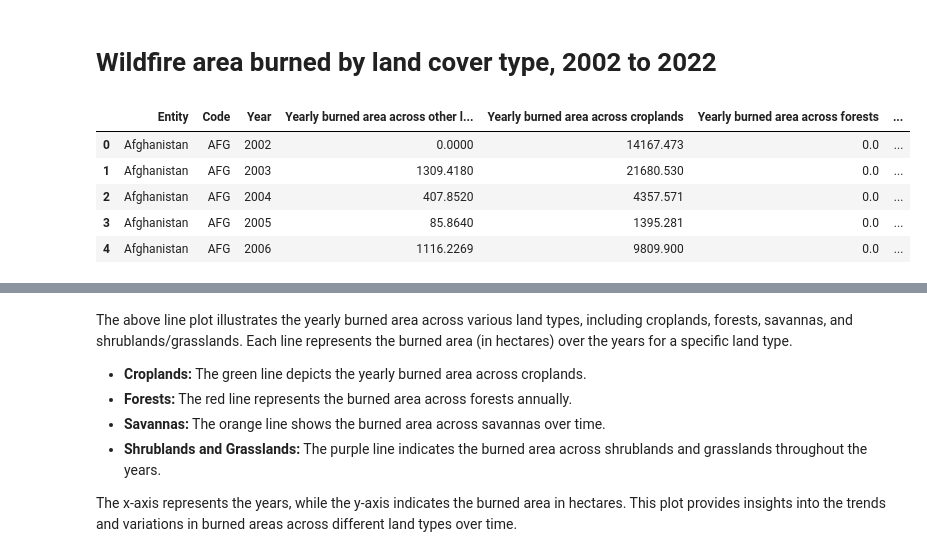
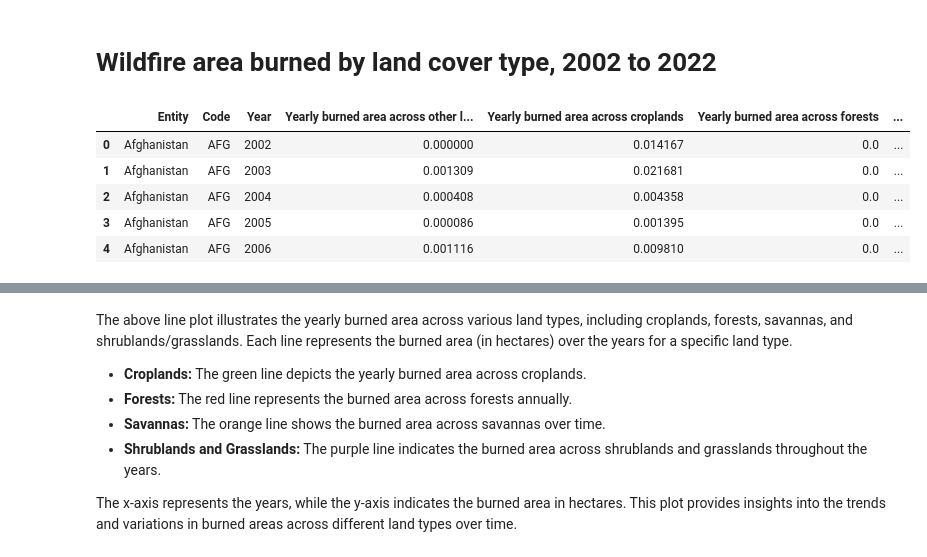
Before and after one commit to INFO6150-DataScience/wildfire-analytics-modelling, a Jupyter notebook: Area burned by wildfires by land cover type.ipynb, the cells around one changed output, grey strips where cells are left out. Cells and saved outputs as stored; diff of their text form; code cells hidden in the pictures.

```diff
--- a/Area burned by wildfires by land cover type.ipynb
+++ b/Area burned by wildfires by land cover type.ipynb
@@ -103,14 +106,19 @@ plt.show()
 # %%
 # Load CSV file into a DataFrame
 land = pd.read_csv('data/annual-burned-area-by-landcover.csv')
+land['Yearly burned area across shrublands and grasslands'] /= 10**6
+land['Yearly burned area across savannas'] /= 10**6
+land['Yearly burned area across forests'] /= 10**6
+land['Yearly burned area across croplands'] /= 10**6
+land['Yearly burned area across other land categories'] /= 10**6
 land.head()
 # %% [output]
 |  | Entity | Code | Year | Yearly burned area across other l... | Yearly burned area across croplands | Yearly burned area across forests | ... |
-| 0 | Afghanistan | AFG | 2002 | 0.0000 | 14167.473 | 0.0 | ... |
-| 1 | Afghanistan | AFG | 2003 | 1309.4180 | 21680.530 | 0.0 | ... |
-| 2 | Afghanistan | AFG | 2004 | 407.8520 | 4357.571 | 0.0 | ... |
-| 3 | Afghanistan | AFG | 2005 | 85.8640 | 1395.281 | 0.0 | ... |
-| 4 | Afghanistan | AFG | 2006 | 1116.2269 | 9809.900 | 0.0 | ... |
+| 0 | Afghanistan | AFG | 2002 | 0.000000 | 0.014167 | 0.0 | ... |
+| 1 | Afghanistan | AFG | 2003 | 0.001309 | 0.021681 | 0.0 | ... |
+| 2 | Afghanistan | AFG | 2004 | 0.000408 | 0.004358 | 0.0 | ... |
+| 3 | Afghanistan | AFG | 2005 | 0.000086 | 0.001395 | 0.0 | ... |
+| 4 | Afghanistan | AFG | 2006 | 0.001116 | 0.009810 | 0.0 | ... |
 # %%
 world_land_data = land[(land['Entity'] == 'World') & (land['Code'] == 'OWID_WRL')]
 world_land_data.head()
```
Also changed, not shown: parts of 7 cells of this notebook, 6 other files.
